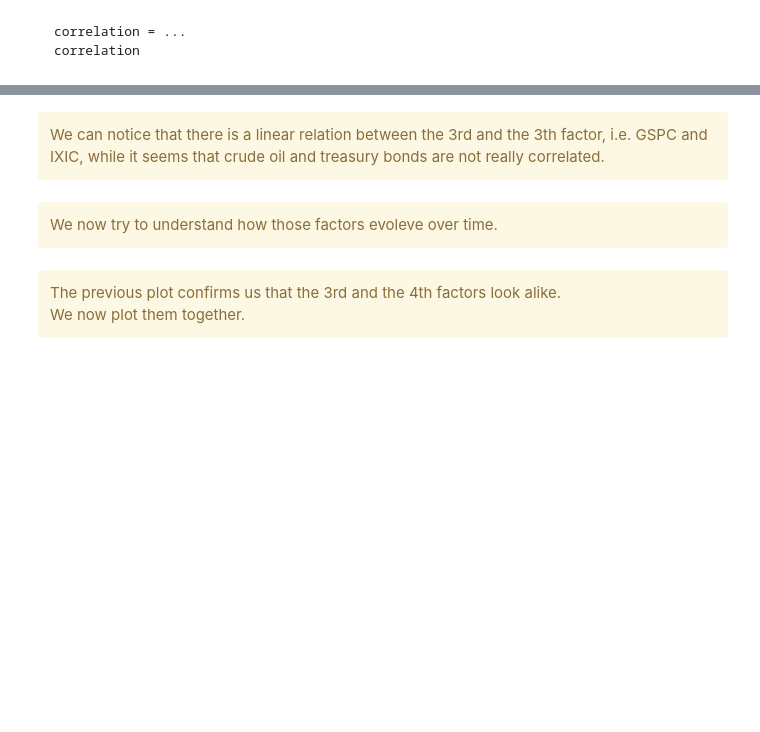
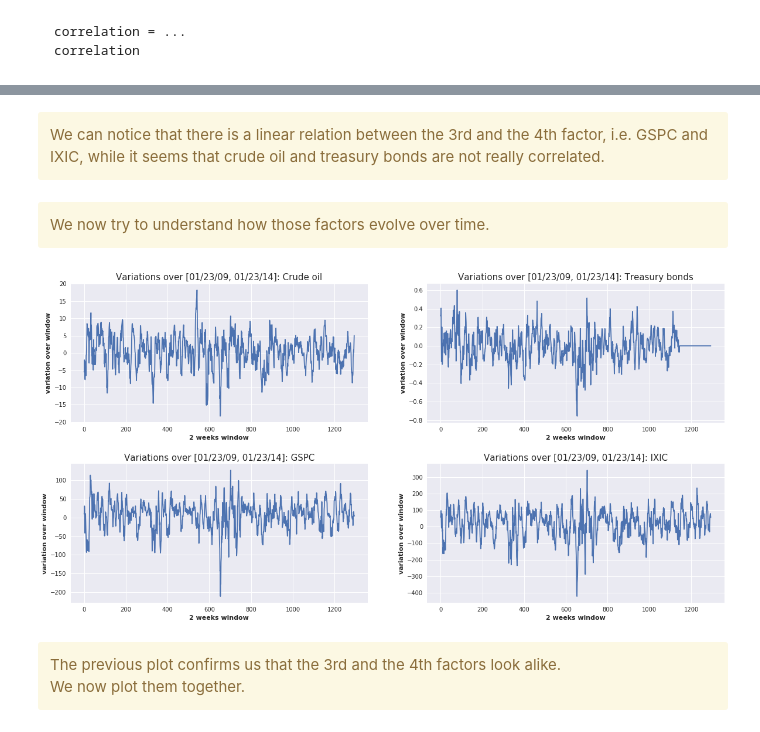
Before and after one commit to sgiammy/AML-course, a Jupyter notebook: MC/MC.ipynb, the cells around one changed output, grey strips where cells are left out. Drawn from its saved outputs; the diff is of its cells as text; code cells hidden in the pictures; blank space fills up the shorter version.

```diff
--- a/MC/MC.ipynb
+++ b/MC/MC.ipynb
@@ -1405,26 +1416,27 @@ print(correlation)
 # %% [markdown]
 <div class="alert alert-warning">
-We can notice that there is a linear relation between the 3rd and the 3th factor, i.e. GSPC and IXIC, while it seems that crude oil and treasury bonds are not really correlated.
+We can notice that there is a linear relation between the 3rd and the 4th factor, i.e. GSPC and IXIC, while it seems that crude oil and treasury bonds are not really correlated.
 
 </div>
 # %% [markdown]
 <div class="alert alert-warning">
-We now try to understand how those factors evoleve over time.
+We now try to understand how those factors evolve over time.
 </div>
 # %%
-factorsNames = ["crude oil", "treasury bonds", "GSPC", "IXIC"]
 f, axarr = plt.subplots(2, 2)
 f.set_figwidth(20)
 f.set_figheight(10)
 for (idx,factorReturns) in enumerate(factorsReturns):
     i, j = divmod(idx, 2)
     ax = axarr[i, j]
     ax.plot(factorReturns)
     ax.set_title("Variations over [{}, {}]: {}".format(start.strftime("%D"), end.strftime("%D"), factorsNames[idx])
-                , fontdict=font)
-    ax.set_xlabel("2 weeks window", fontdict=font)
-    ax.set_ylabel("variation over window", fontdict=font)
+                , fontsize=15)
+    ax.set_xlabel("2 weeks window", weight = 'bold')
+    ax.set_ylabel("variation over window", weight = 'bold')
 f.subplots_adjust(hspace=0.3)
+# %% [output]
+[figure, added]
 # %% [markdown]
 <div class="alert alert-warning">
 The previous plot confirms us that the 3rd and the 4th factors look alike.<br>
```
Also changed, not shown: parts of 22 cells of this notebook.
